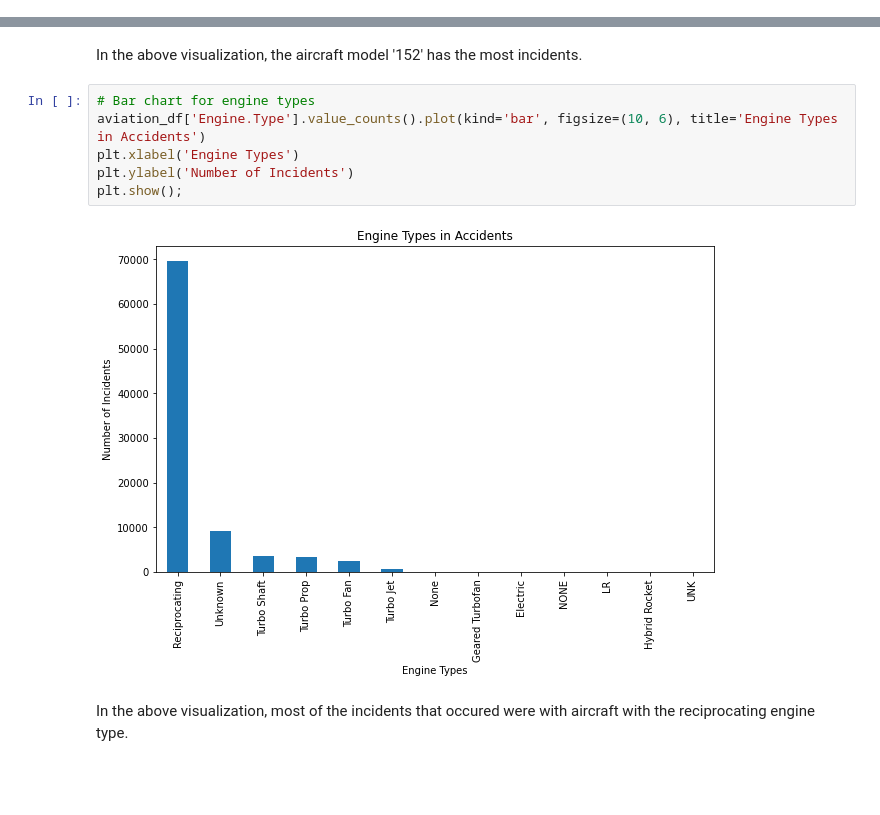
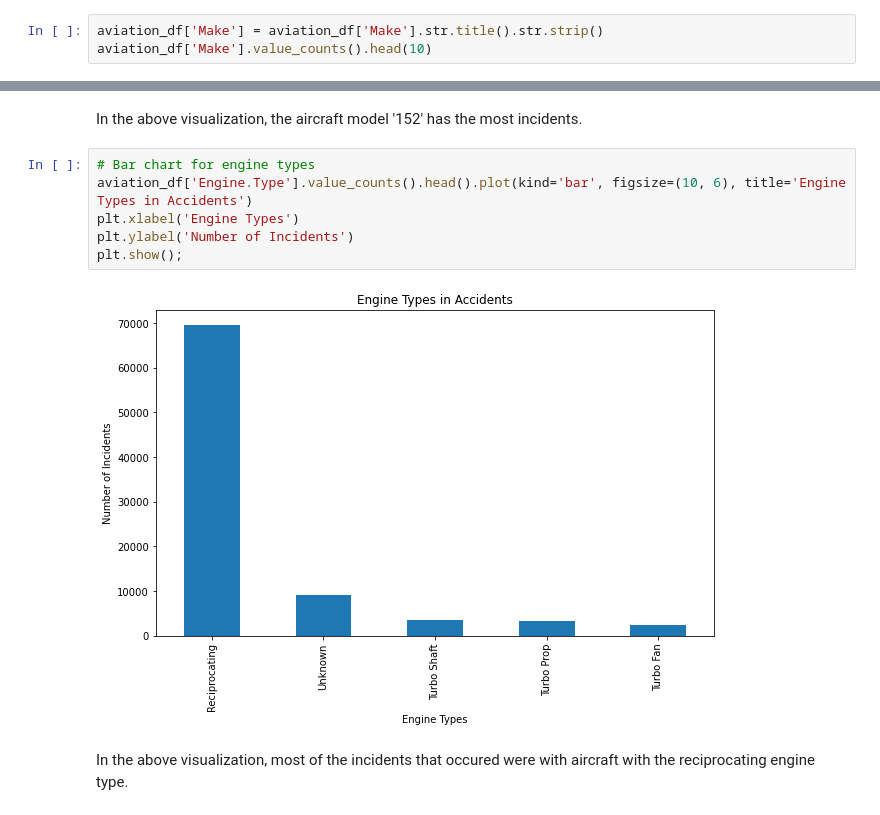
Before and after one commit to billysambasi/phase_1_project, a Jupyter notebook: index.ipynb, the cells around one changed output, grey strips where cells are left out. Drawn from its saved outputs; the diff is of its cells as text; blank space fills up the shorter version.

```diff
--- a/index.ipynb
+++ b/index.ipynb
@@ -191,0 +214,3 @@ memory usage: 12.9+ MB
+# %%
+aviation_df['Make'] = aviation_df['Make'].str.title().str.strip()
+aviation_df['Make'].value_counts().head(10)
@@ -396,12 +446,12 @@ plt.show();
 In the above visualization, the aircraft model '152' has the most incidents.
 # %%
 # Bar chart for engine types
-aviation_df['Engine.Type'].value_counts().plot(kind='bar', figsize=(10, 6), title='Engine Types in Accidents')
+aviation_df['Engine.Type'].value_counts().head().plot(kind='bar', figsize=(10, 6), title='Engine Types in Accidents')
 plt.xlabel('Engine Types')
 plt.ylabel('Number of Incidents')
 plt.show();
 # %% [output]
-[figure, old version]
+[figure, new version]
 # %% [markdown]
 In the above visualization, most of the incidents that occured were with aircraft with the reciprocating engine type.
 # %% [markdown]
```
Also changed, not shown: parts of 14 cells of this notebook.
